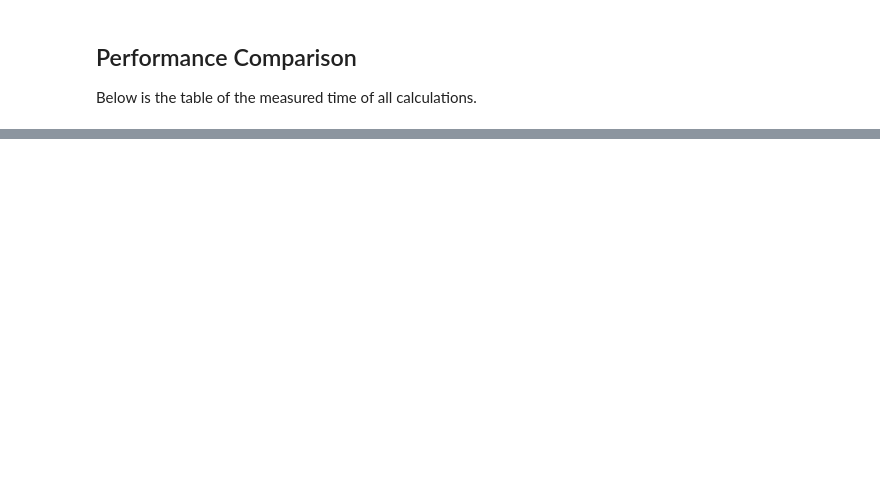
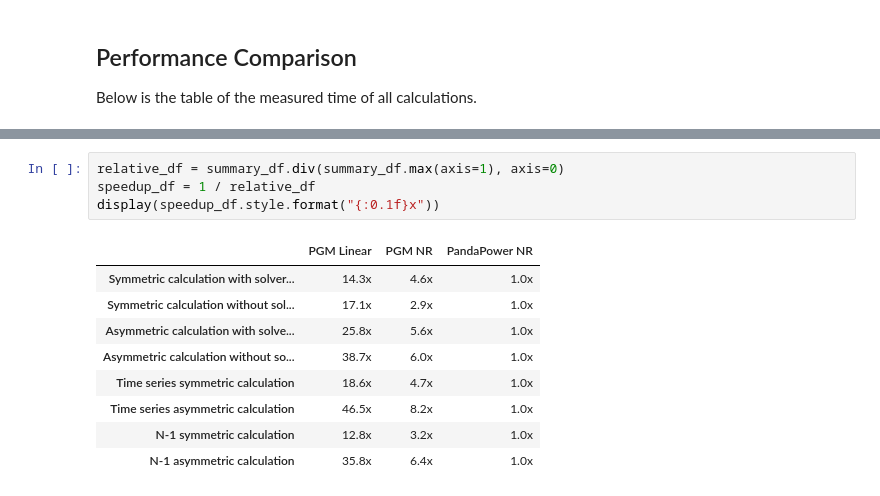
Before and after one commit to PowerGridModel/power-grid-model-benchmark, a Jupyter notebook: Power Grid Model Benchmark.ipynb, the cells around one changed output, grey strips where cells are left out. Saved outputs shown, nothing was run; the diff lists cells and outputs as text; blank space fills up the shorter version.

Commit message:
typo's and relative speed diff

```diff
--- a/Power Grid Model Benchmark.ipynb
+++ b/Power Grid Model Benchmark.ipynb
@@ -562,0 +564,14 @@ summary_df
+# %%
+relative_df = summary_df.div(summary_df.max(axis=1), axis=0)
+speedup_df = 1 / relative_df
+display(speedup_df.style.format("{:0.1f}x"))
+# %% [output]
+|  | PGM Linear | PGM NR | PandaPower NR |
+| Symmetric calculation with solver... | 14.3x | 4.6x | 1.0x |
+| Symmetric calculation without sol... | 17.1x | 2.9x | 1.0x |
+| Asymmetric calculation with solve... | 25.8x | 5.6x | 1.0x |
+| Asymmetric calculation without so... | 38.7x | 6.0x | 1.0x |
+| Time series symmetric calculation | 18.6x | 4.7x | 1.0x |
+| Time series asymmetric calculation | 46.5x | 8.2x | 1.0x |
+| N-1 symmetric calculation | 12.8x | 3.2x | 1.0x |
+| N-1 asymmetric calculation | 35.8x | 6.4x | 1.0x |
```
Also changed, not shown: parts of 17 cells of this notebook.
